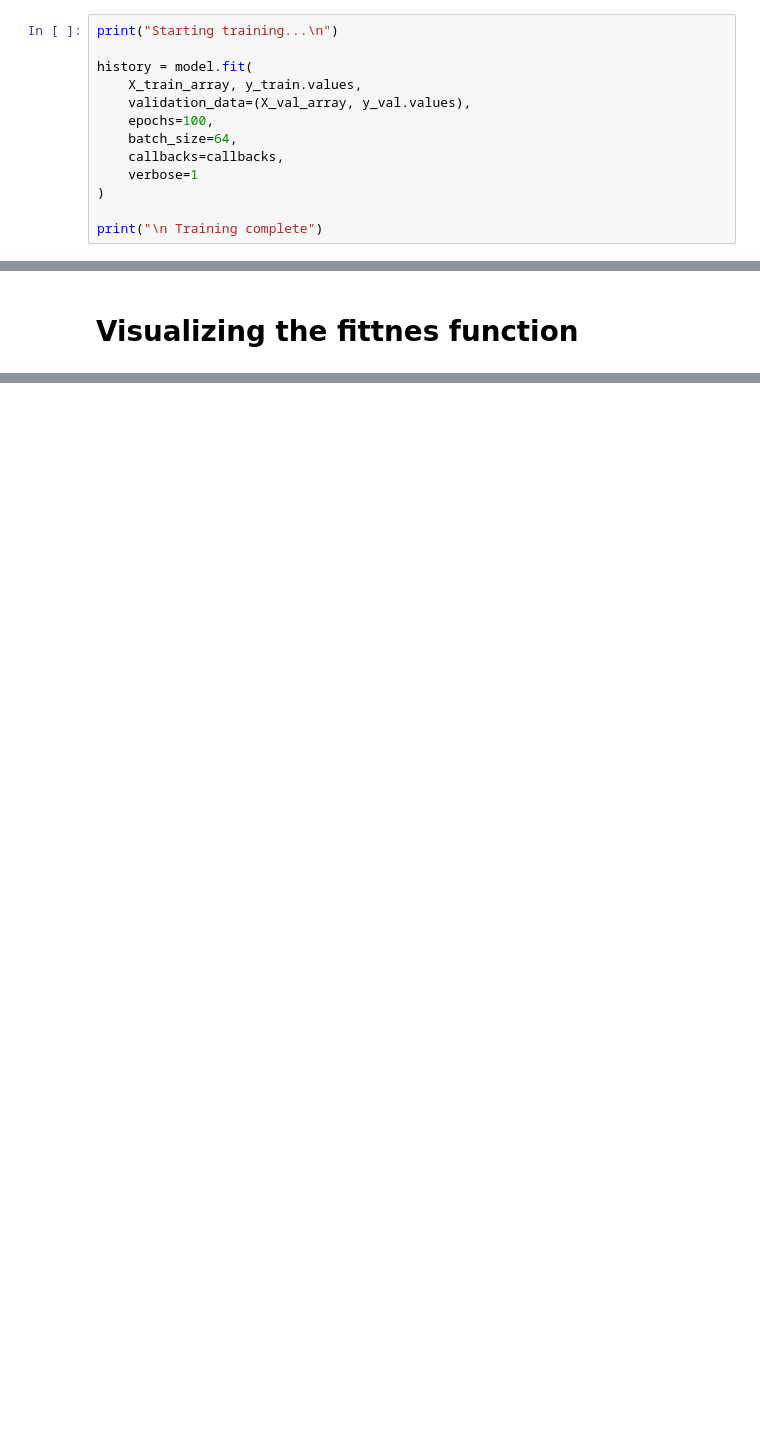
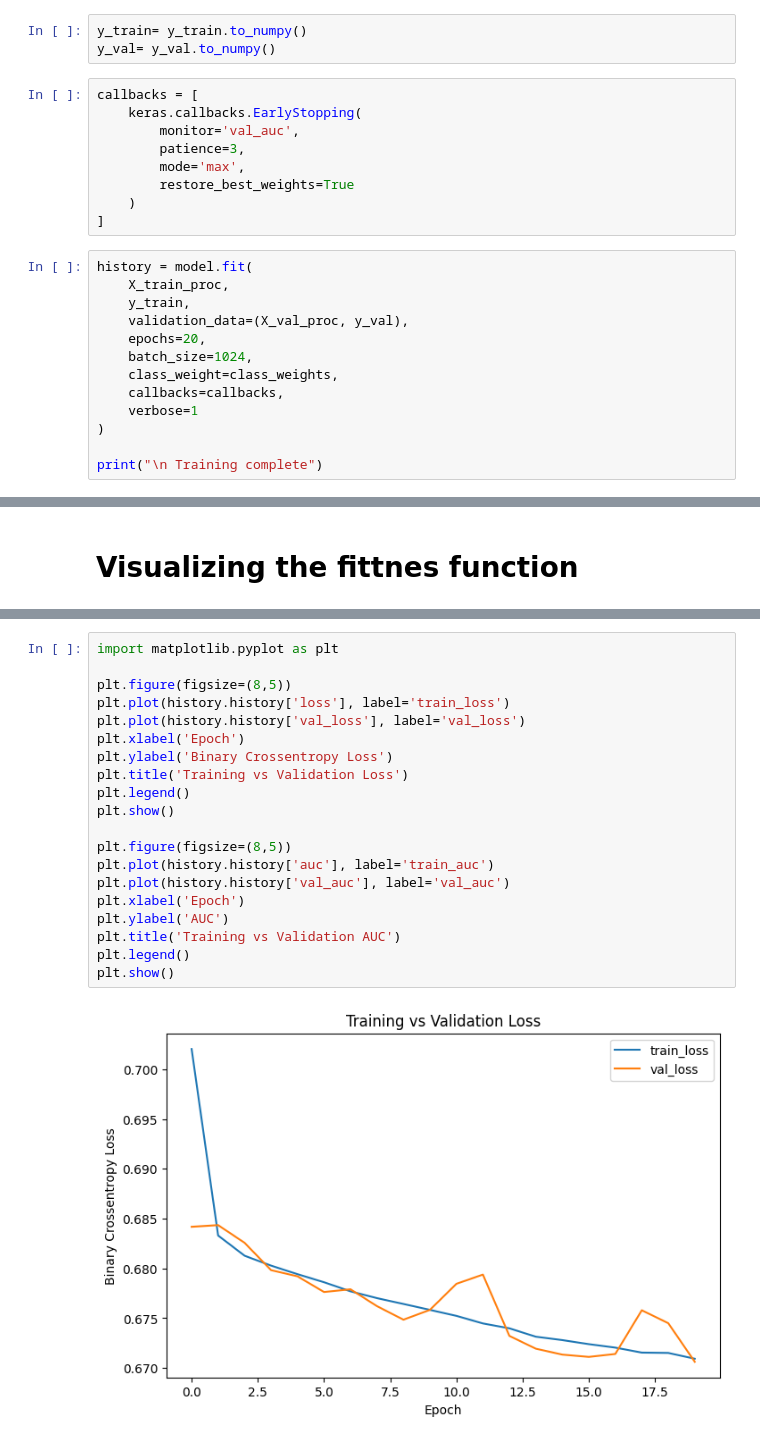
Before and after one commit to tijanatoskovic/Travel-Recommendation, a Jupyter notebook: nn/neural_network.ipynb, the cells around one changed output, grey strips where cells are left out. Saved outputs shown, nothing was run; the diff lists cells and outputs as text; blank space fills up the shorter version.

```diff
--- a/nn/neural_network.ipynb
+++ b/nn/neural_network.ipynb
@@ -190,11 +434,23 @@ callbacks = [
+# %%
+y_train= y_train.to_numpy()
+y_val= y_val.to_numpy()
+# %%
+callbacks = [
+    keras.callbacks.EarlyStopping(
+        monitor='val_auc',
+        patience=3,
+        mode='max',
+        restore_best_weights=True
+    )
+]
 # %%
-print("Starting training...\n")
-
 history = model.fit(
-    X_train_array, y_train.values,
-    validation_data=(X_val_array, y_val.values),
-    epochs=100,
-    batch_size=64,
+    X_train_proc,
+    y_train,
+    validation_data=(X_val_proc, y_val),
+    epochs=20,
+    batch_size=1024,
+    class_weight=class_weights,
     callbacks=callbacks,
     verbose=1
 )
@@ -239,0 +479,22 @@ print("="*60)
+# %%
+import matplotlib.pyplot as plt
+
+plt.figure(figsize=(8,5))
+plt.plot(history.history['loss'], label='train_loss')
+plt.plot(history.history['val_loss'], label='val_loss')
+plt.xlabel('Epoch')
+plt.ylabel('Binary Crossentropy Loss')
+plt.title('Training vs Validation Loss')
+plt.legend()
+plt.show()
+
+plt.figure(figsize=(8,5))
+plt.plot(history.history['auc'], label='train_auc')
+plt.plot(history.history['val_auc'], label='val_auc')
+plt.xlabel('Epoch')
+plt.ylabel('AUC')
+plt.title('Training vs Validation AUC')
+plt.legend()
+plt.show()
+# %% [output]
+[figure, added]
```
Also changed, not shown: parts of 63 cells of this notebook, 2 other files.
